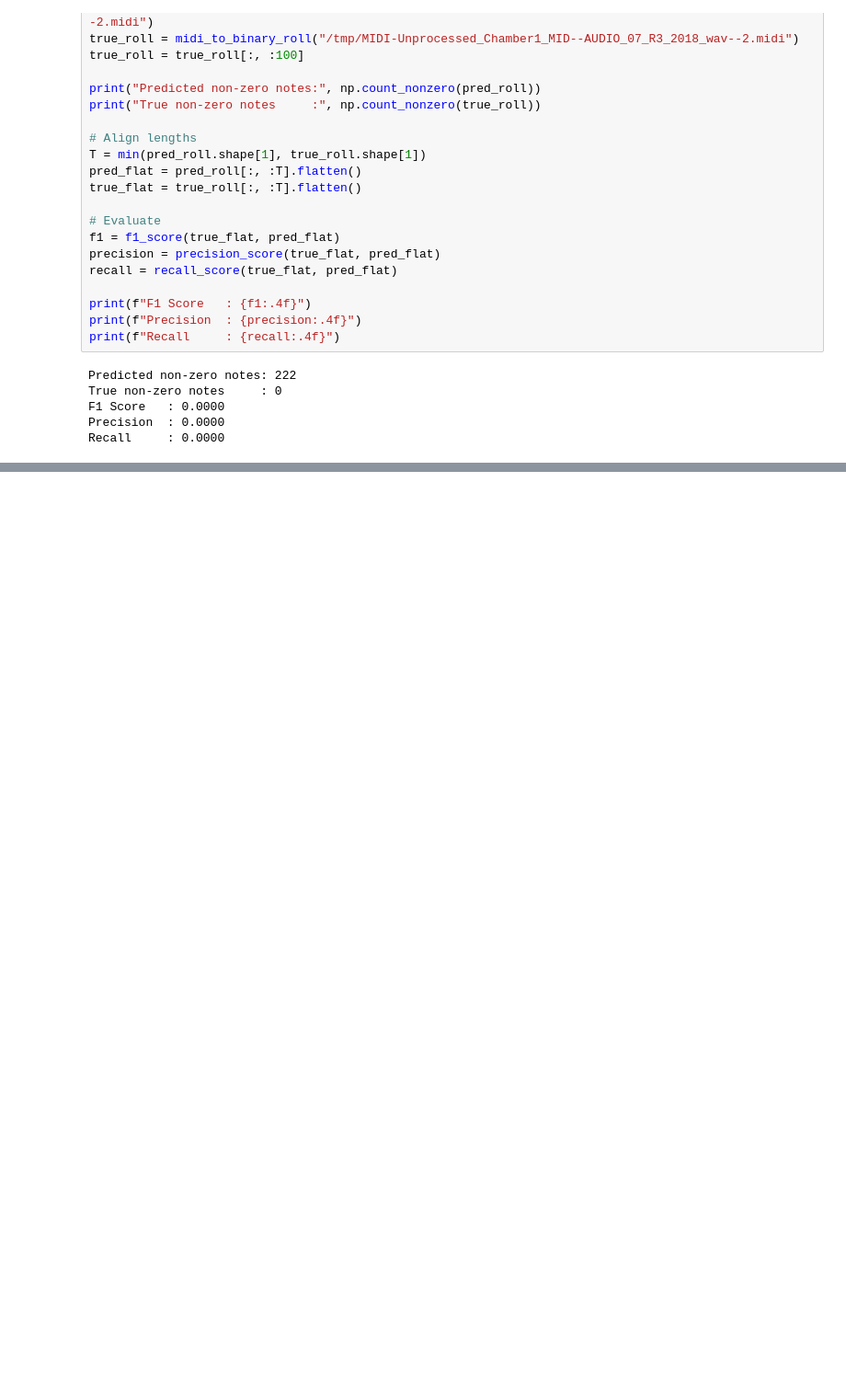
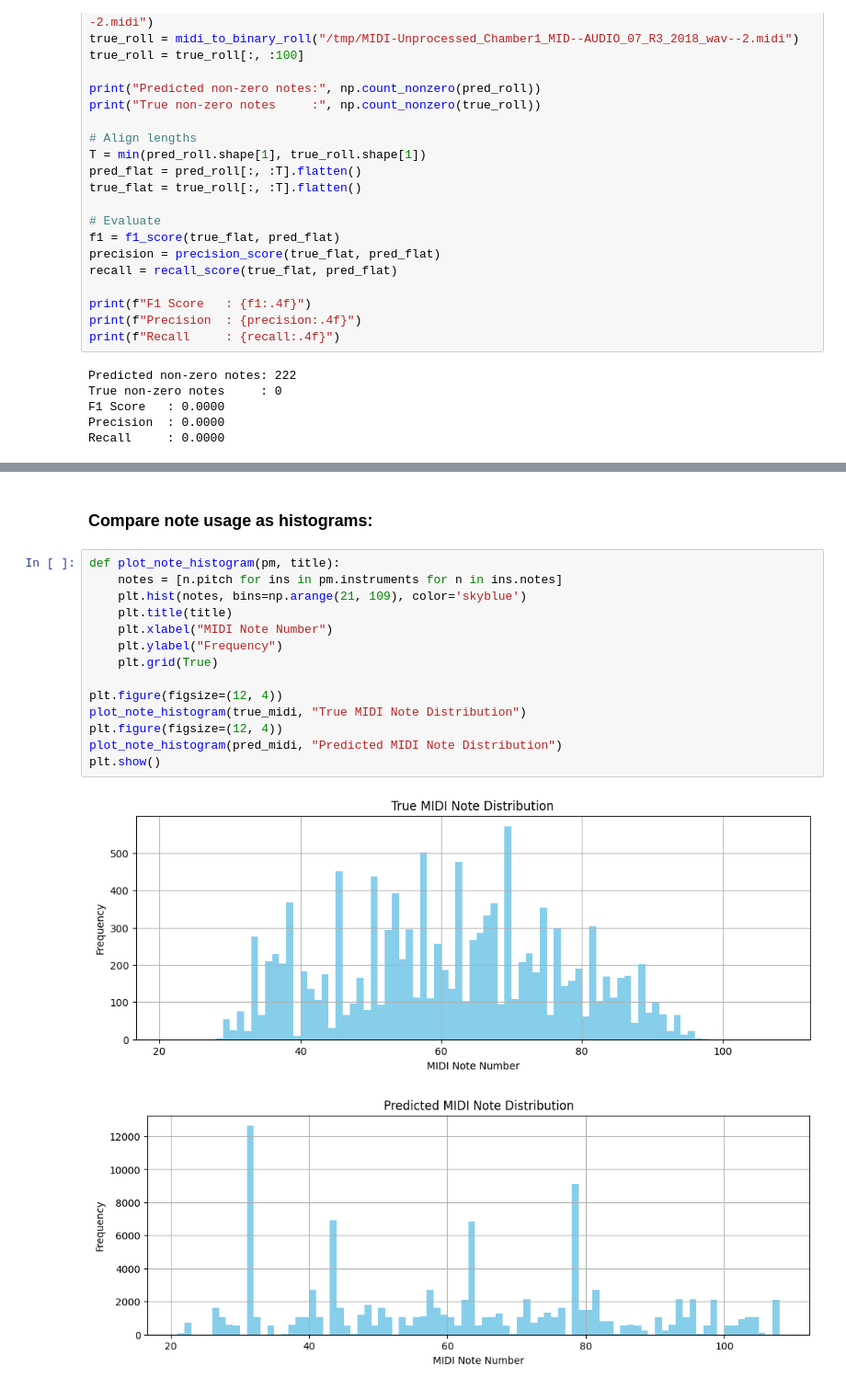
Before and after one commit to monobinab-source/ai-ml, a Jupyter notebook: emeritus-ai-ml/music_transcribe/test_music_transcription.ipynb, the cells around one changed output, grey strips where cells are left out. Shown: that part at 92% size. Drawn from its saved outputs; the diff is of its cells as text; blank space fills up the shorter version.

```diff
--- a/emeritus-ai-ml/music_transcribe/test_music_transcription.ipynb
+++ b/emeritus-ai-ml/music_transcribe/test_music_transcription.ipynb
@@ -367,0 +586,19 @@ Recall     : 0.0000
+# %% [markdown]
+### Compare note usage as histograms:
+# %%
+def plot_note_histogram(pm, title):
+    notes = [n.pitch for ins in pm.instruments for n in ins.notes]
+    plt.hist(notes, bins=np.arange(21, 109), color='skyblue')
+    plt.title(title)
+    plt.xlabel("MIDI Note Number")
+    plt.ylabel("Frequency")
+    plt.grid(True)
+
+plt.figure(figsize=(12, 4))
+plot_note_histogram(true_midi, "True MIDI Note Distribution")
+plt.figure(figsize=(12, 4))
+plot_note_histogram(pred_midi, "Predicted MIDI Note Distribution")
+plt.show()
+# %% [output]
+[figure, added]
+[figure, added]
```
Also changed, not shown: parts of 10 cells of this notebook.
